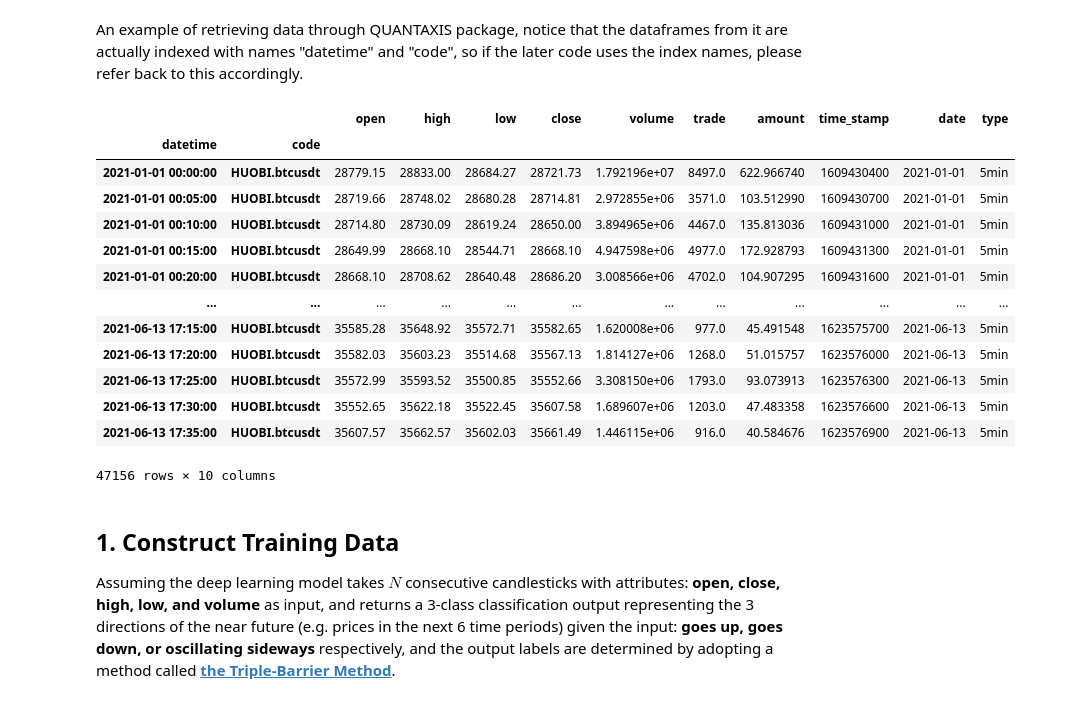
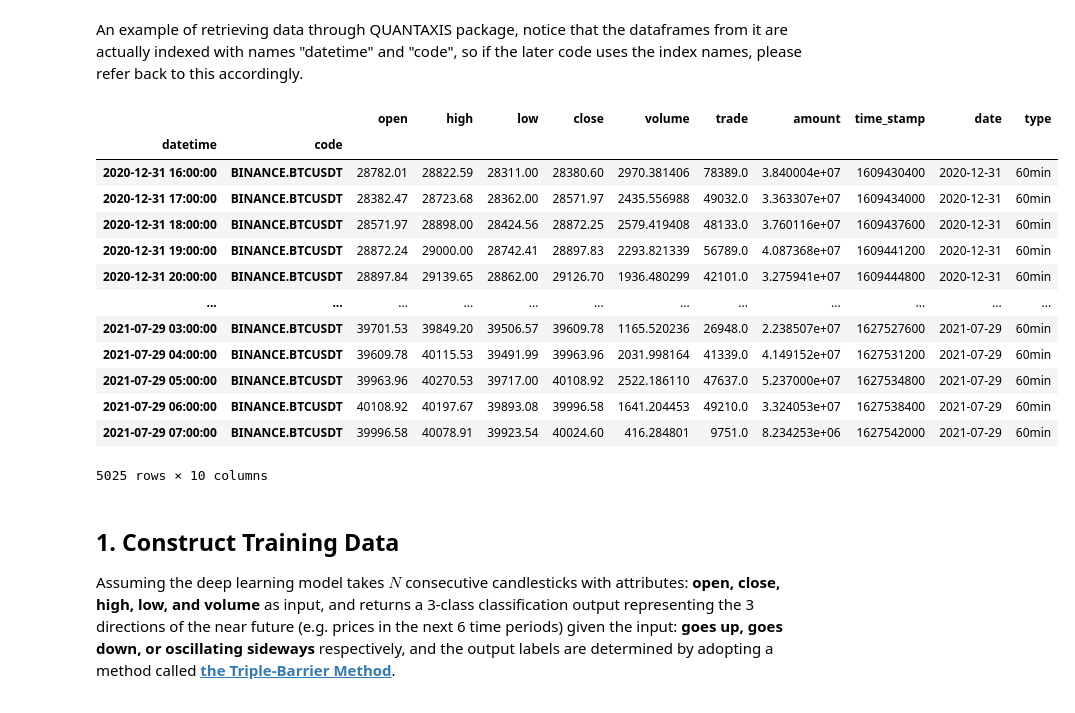
Before and after one commit to hchen13/neural-quant, a Jupyter notebook: dataset_management/dataset_generation.ipynb, the cells around one changed output. Drawn from its saved outputs; the diff is of its cells as text; code cells hidden in the pictures.

```diff
--- a/dataset_management/dataset_generation.ipynb
+++ b/dataset_management/dataset_generation.ipynb
@@ -70,27 +70,27 @@ from matplotlib import pyplot as plt
 # %% [markdown]
 An example of retrieving data through QUANTAXIS package, notice that the dataframes from it are actually indexed with names "datetime" and "code", so if the later code uses the index names, please refer back to this accordingly.
 # %%
-btc_symbol = 'HUOBI.btcusdt'
-freq = '5min'
+btc_symbol = 'BINANCE.BTCUSDT'
+freq = '60min'
 start_date = "2021-01-01"
 end_date = str(datetime.today())
 data = qa.QA_fetch_cryptocurrency_min_adv(btc_symbol, start=start_date, end=end_date, frequence=freq).data
 data
 # %% [output]
 |  |  | open | high | low | close | volume | trade | amount | time_stamp | date | type |
 | datetime | code |  |  |  |  |  |  |  |  |  |  |
-| 2021-01-01 00:00:00 | HUOBI.btcusdt | 28779.15 | 28833.00 | 28684.27 | 28721.73 | 1.792196e+07 | 8497.0 | 622.966740 | 1609430400 | 2021-01-01 | 5min |
-| 2021-01-01 00:05:00 | HUOBI.btcusdt | 28719.66 | 28748.02 | 28680.28 | 28714.81 | 2.972855e+06 | 3571.0 | 103.512990 | 1609430700 | 2021-01-01 | 5min |
-| 2021-01-01 00:10:00 | HUOBI.btcusdt | 28714.80 | 28730.09 | 28619.24 | 28650.00 | 3.894965e+06 | 4467.0 | 135.813036 | 1609431000 | 2021-01-01 | 5min |
-| 2021-01-01 00:15:00 | HUOBI.btcusdt | 28649.99 | 28668.10 | 28544.71 | 28668.10 | 4.947598e+06 | 4977.0 | 172.928793 | 1609431300 | 2021-01-01 | 5min |
-| 2021-01-01 00:20:00 | HUOBI.btcusdt | 28668.10 | 28708.62 | 28640.48 | 28686.20 | 3.008566e+06 | 4702.0 | 104.907295 | 1609431600 | 2021-01-01 | 5min |
+| 2020-12-31 16:00:00 | BINANCE.BTCUSDT | 28782.01 | 28822.59 | 28311.00 | 28380.60 | 2970.381406 | 78389.0 | 3.840004e+07 | 1609430400 | 2020-12-31 | 60min |
+| 2020-12-31 17:00:00 | BINANCE.BTCUSDT | 28382.47 | 28723.68 | 28362.00 | 28571.97 | 2435.556988 | 49032.0 | 3.363307e+07 | 1609434000 | 2020-12-31 | 60min |
+| 2020-12-31 18:00:00 | BINANCE.BTCUSDT | 28571.97 | 28898.00 | 28424.56 | 28872.25 | 2579.419408 | 48133.0 | 3.760116e+07 | 1609437600 | 2020-12-31 | 60min |
+| 2020-12-31 19:00:00 | BINANCE.BTCUSDT | 28872.24 | 29000.00 | 28742.41 | 28897.83 | 2293.821339 | 56789.0 | 4.087368e+07 | 1609441200 | 2020-12-31 | 60min |
+| 2020-12-31 20:00:00 | BINANCE.BTCUSDT | 28897.84 | 29139.65 | 28862.00 | 29126.70 | 1936.480299 | 42101.0 | 3.275941e+07 | 1609444800 | 2020-12-31 | 60min |
 | ... | ... | ... | ... | ... | ... | ... | ... | ... | ... | ... | ... |
-| 2021-06-13 17:15:00 | HUOBI.btcusdt | 35585.28 | 35648.92 | 35572.71 | 35582.65 | 1.620008e+06 | 977.0 | 45.491548 | 1623575700 | 2021-06-13 | 5min |
-| 2021-06-13 17:20:00 | HUOBI.btcusdt | 35582.03 | 35603.23 | 35514.68 | 35567.13 | 1.814127e+06 | 1268.0 | 51.015757 | 1623576000 | 2021-06-13 | 5min |
-| 2021-06-13 17:25:00 | HUOBI.btcusdt | 35572.99 | 35593.52 | 35500.85 | 35552.66 | 3.308150e+06 | 1793.0 | 93.073913 | 1623576300 | 2021-06-13 | 5min |
-| 2021-06-13 17:30:00 | HUOBI.btcusdt | 35552.65 | 35622.18 | 35522.45 | 35607.58 | 1.689607e+06 | 1203.0 | 47.483358 | 1623576600 | 2021-06-13 | 5min |
-| 2021-06-13 17:35:00 | HUOBI.btcusdt | 35607.57 | 35662.57 | 35602.03 | 35661.49 | 1.446115e+06 | 916.0 | 40.584676 | 1623576900 | 2021-06-13 | 5min |
+| 2021-07-29 03:00:00 | BINANCE.BTCUSDT | 39701.53 | 39849.20 | 39506.57 | 39609.78 | 1165.520236 | 26948.0 | 2.238507e+07 | 1627527600 | 2021-07-29 | 60min |
+| 2021-07-29 04:00:00 | BINANCE.BTCUSDT | 39609.78 | 40115.53 | 39491.99 | 39963.96 | 2031.998164 | 41339.0 | 4.149152e+07 | 1627531200 | 2021-07-29 | 60min |
+| 2021-07-29 05:00:00 | BINANCE.BTCUSDT | 39963.96 | 40270.53 | 39717.00 | 40108.92 | 2522.186110 | 47637.0 | 5.237000e+07 | 1627534800 | 2021-07-29 | 60min |
+| 2021-07-29 06:00:00 | BINANCE.BTCUSDT | 40108.92 | 40197.67 | 39893.08 | 39996.58 | 1641.204453 | 49210.0 | 3.324053e+07 | 1627538400 | 2021-07-29 | 60min |
+| 2021-07-29 07:00:00 | BINANCE.BTCUSDT | 39996.58 | 40078.91 | 39923.54 | 40024.60 | 416.284801 | 9751.0 | 8.234253e+06 | 1627542000 | 2021-07-29 | 60min |
-47156 rows × 10 columns
+5025 rows × 10 columns
 # %% [markdown]
 ## 1. Construct Training Data
 
```
Also changed, not shown: parts of 8 cells of this notebook, 11 other files.
